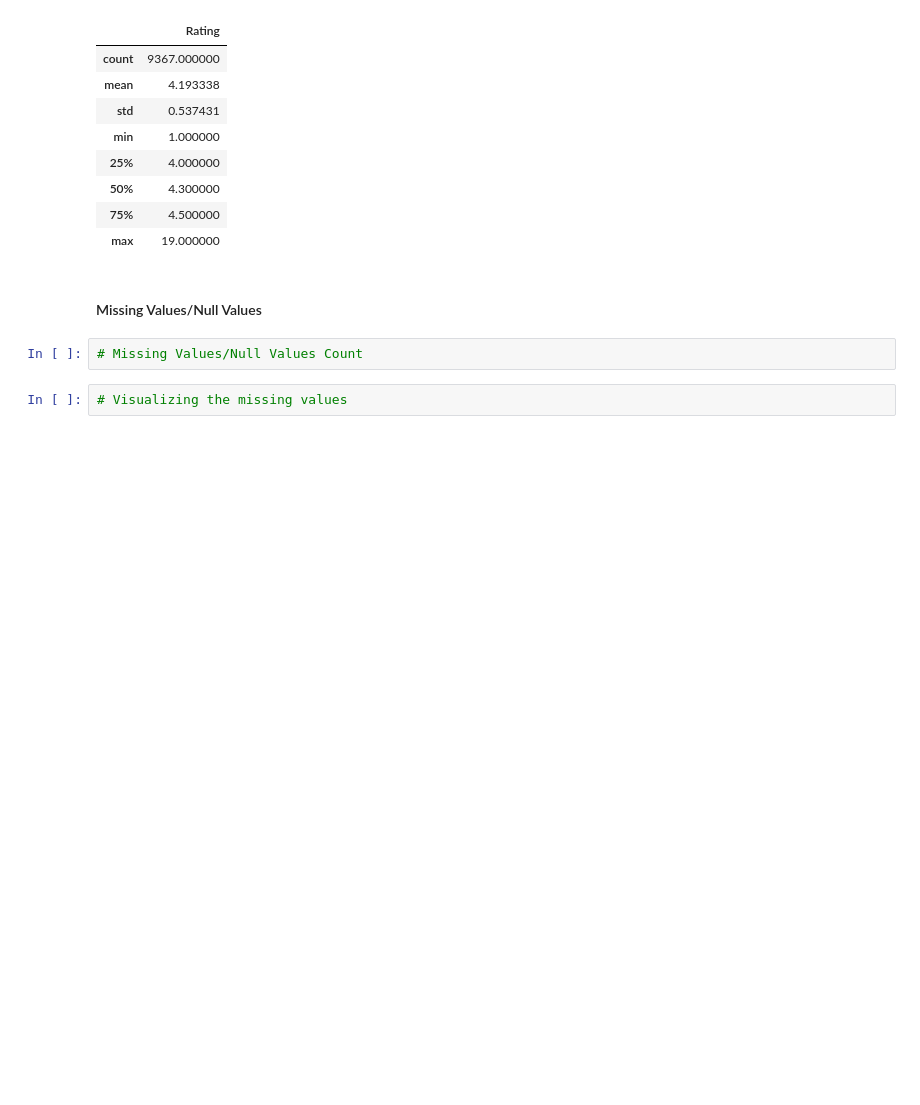
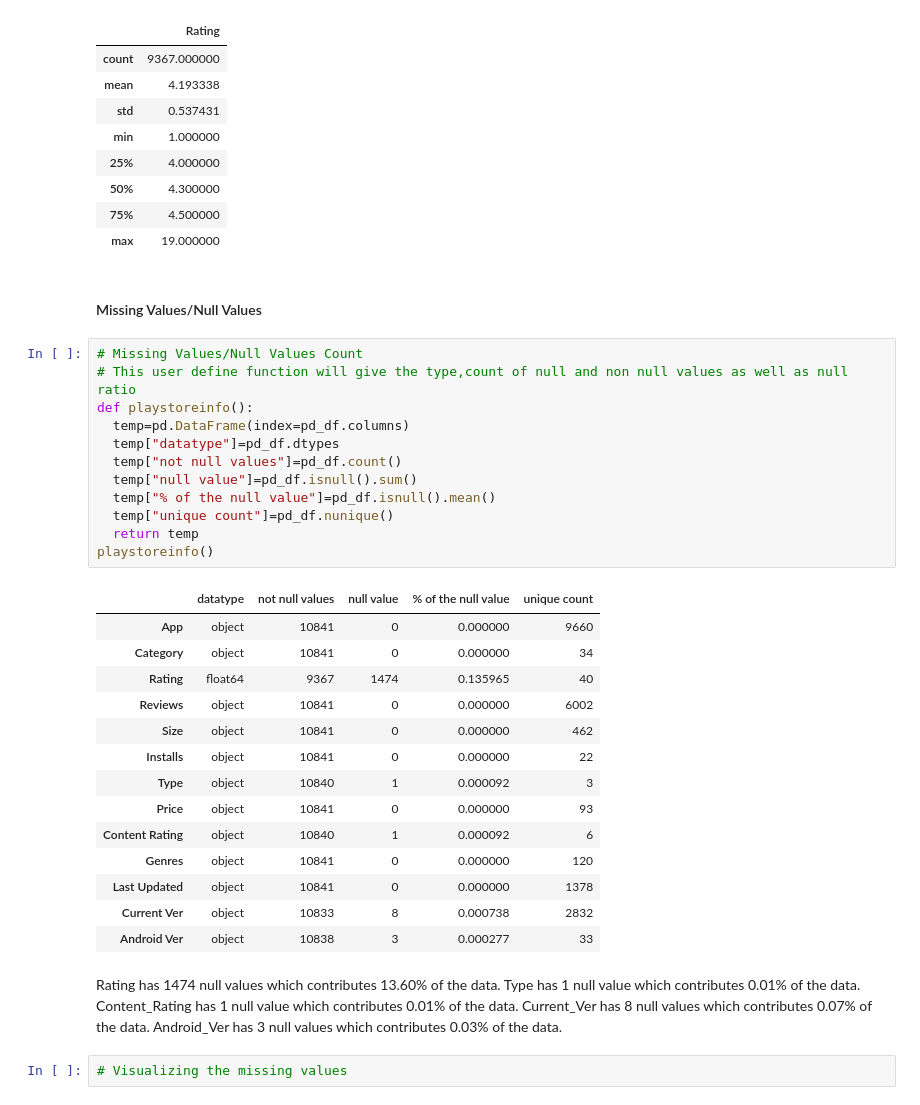
Before and after one commit to niteshchobdar38/EDA-project, a Jupyter notebook: Nitesh_Play_Store_App_Review_Analysis_EDA_Project.ipynb, the cells around one changed output. Saved outputs shown, nothing was run; the diff lists cells and outputs as text; blank space fills up the shorter version.

```diff
--- a/Nitesh_Play_Store_App_Review_Analysis_EDA_Project.ipynb
+++ b/Nitesh_Play_Store_App_Review_Analysis_EDA_Project.ipynb
@@ -138,8 +138,35 @@ pd_df.describe()
 | max | 19.000000 |
 # %% [markdown]
 #### Missing Values/Null Values
-# %%
-# Missing Values/Null Values Count
+# %%
+# Missing Values/Null Values Count
+# This user define function will give the type,count of null and non null values as well as null ratio
+def playstoreinfo():
+  temp=pd.DataFrame(index=pd_df.columns)
+  temp["datatype"]=pd_df.dtypes
+  temp["not null values"]=pd_df.count()
+  temp["null value"]=pd_df.isnull().sum()
+  temp["% of the null value"]=pd_df.isnull().mean()
+  temp["unique count"]=pd_df.nunique()
+  return temp
+playstoreinfo()
+# %% [output]
+|  | datatype | not null values | null value | % of the null value | unique count |
+| App | object | 10841 | 0 | 0.000000 | 9660 |
+| Category | object | 10841 | 0 | 0.000000 | 34 |
+| Rating | float64 | 9367 | 1474 | 0.135965 | 40 |
+| Reviews | object | 10841 | 0 | 0.000000 | 6002 |
+| Size | object | 10841 | 0 | 0.000000 | 462 |
+| Installs | object | 10841 | 0 | 0.000000 | 22 |
+| Type | object | 10840 | 1 | 0.000092 | 3 |
+| Price | object | 10841 | 0 | 0.000000 | 93 |
+| Content Rating | object | 10840 | 1 | 0.000092 | 6 |
+| Genres | object | 10841 | 0 | 0.000000 | 120 |
+| Last Updated | object | 10841 | 0 | 0.000000 | 1378 |
+| Current Ver | object | 10833 | 8 | 0.000738 | 2832 |
+| Android Ver | object | 10838 | 3 | 0.000277 | 33 |
+# %% [markdown]
+Rating has 1474 null values which contributes 13.60% of the data. Type has 1 null value which contributes 0.01% of the data. Content_Rating has 1 null value which contributes 0.01% of the data. Current_Ver has 8 null values which contributes 0.07% of the data. Android_Ver has 3 null values which contributes 0.03% of the data.
 # %%
 # Visualizing the missing values
 # %% [markdown]
```
